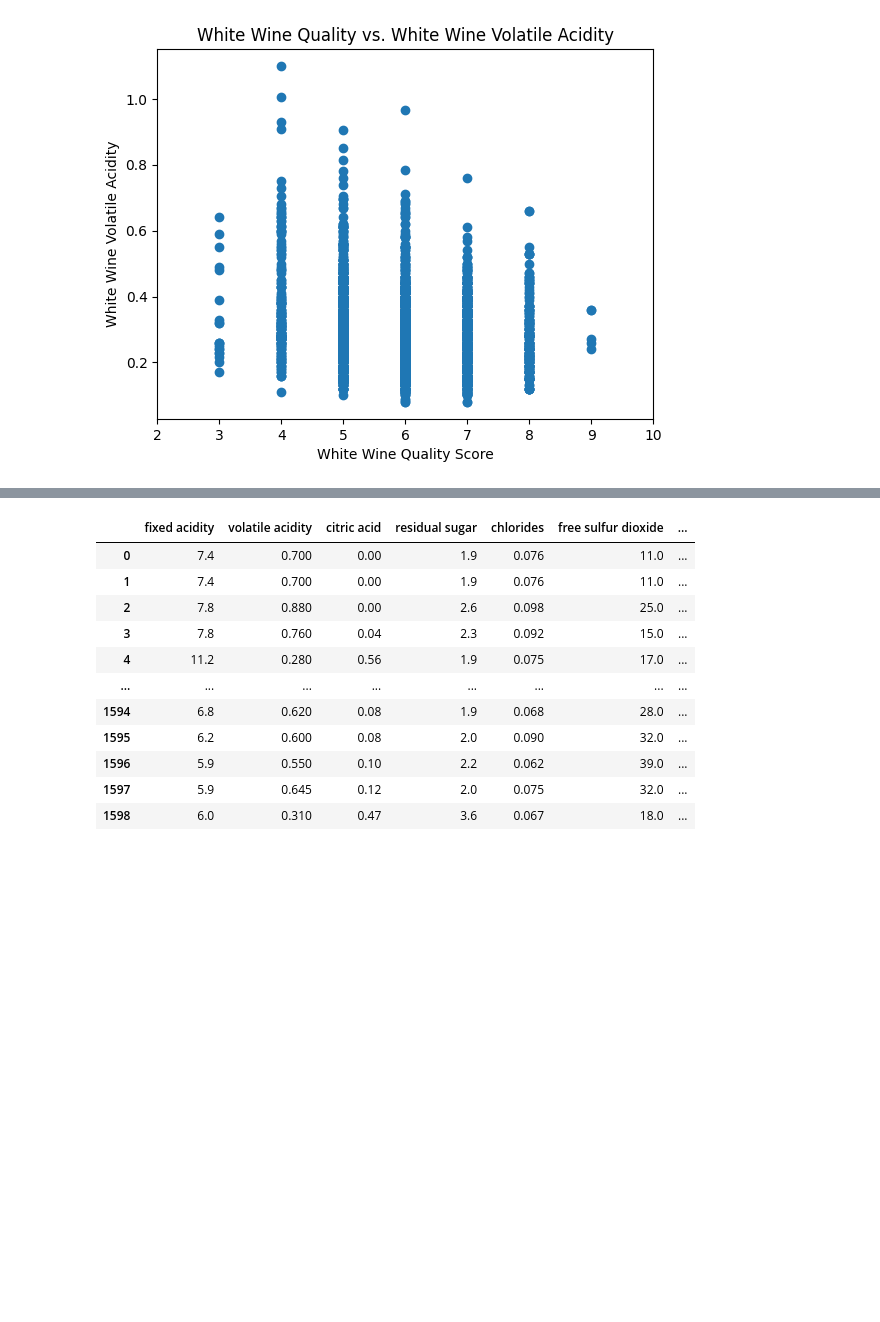
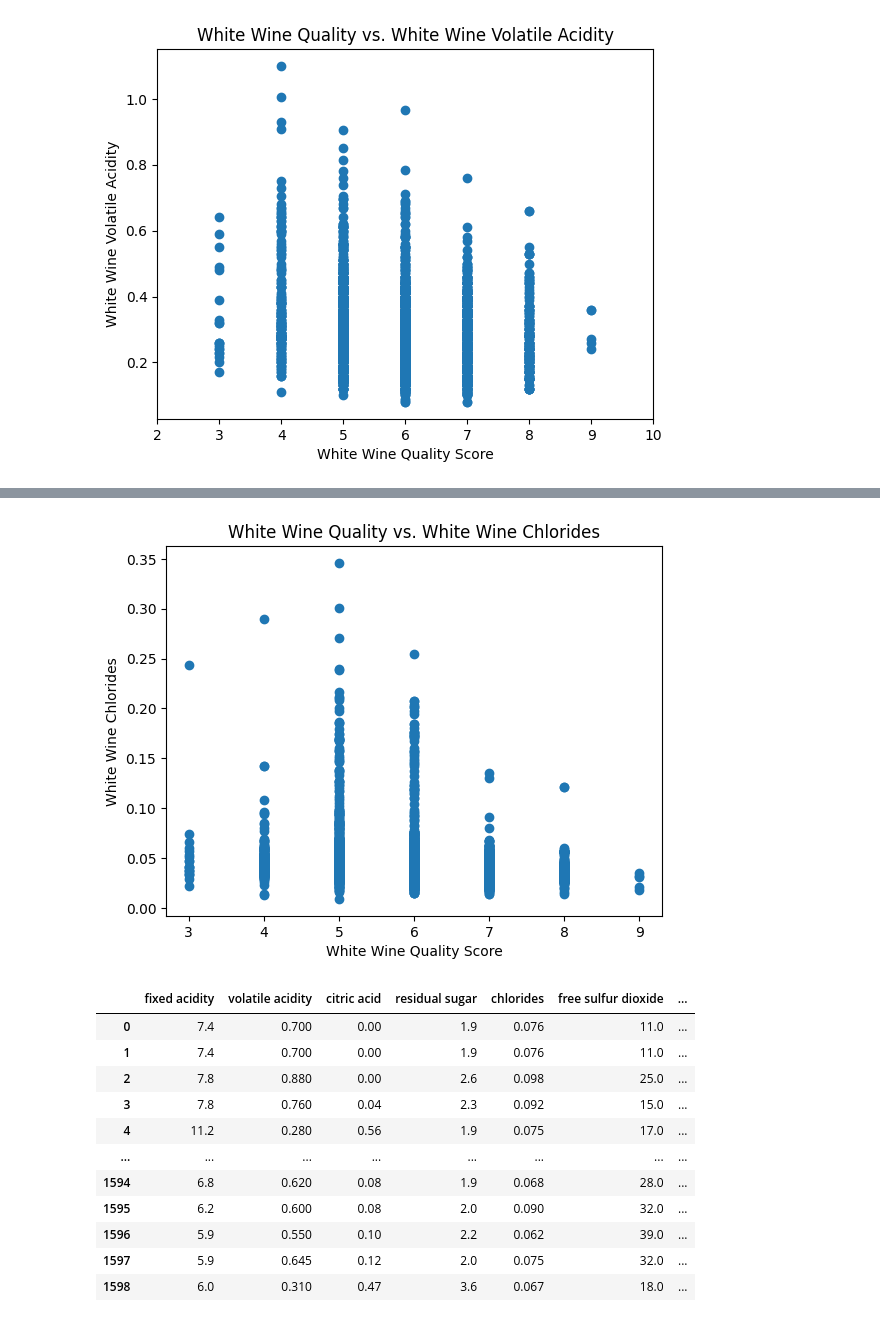
Before and after one commit to greg-labavitch/DA-Homework-1, a Jupyter notebook: wineanalysis.ipynb, the cells around one changed output, grey strips where cells are left out. Drawn from its saved outputs; the diff is of its cells as text; code cells hidden in the pictures; blank space fills up the shorter version.

```diff
--- a/wineanalysis.ipynb
+++ b/wineanalysis.ipynb
@@ -317,3 +340,10 @@ plt.xlim(2,10)
+# %%
+plt.scatter(quality_white, x_chloride_white)
+plt.title("White Wine Quality vs. White Wine Chlorides")
+plt.xlabel("White Wine Quality Score")
+plt.ylabel("White Wine Chlorides");
+# %% [output]
+[figure, added]
 # %%
 red_wines
 # %% [output]
```
Also changed, not shown: parts of 8 cells of this notebook.
